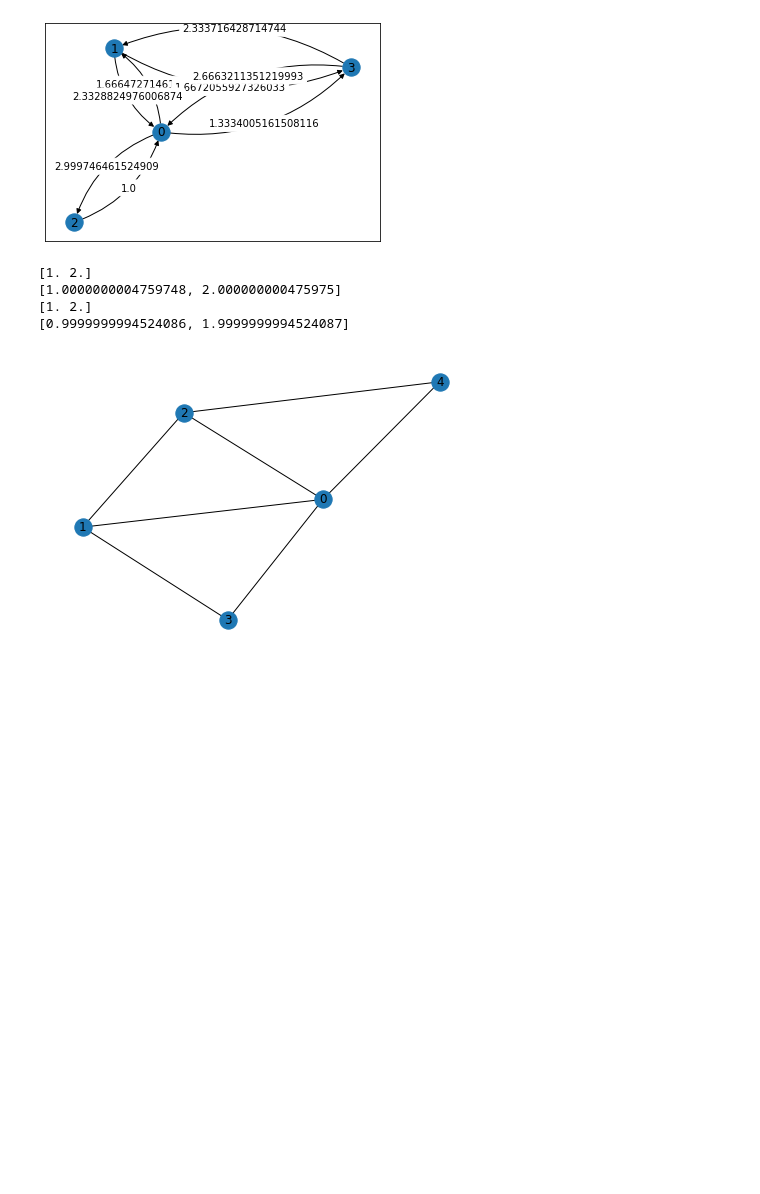
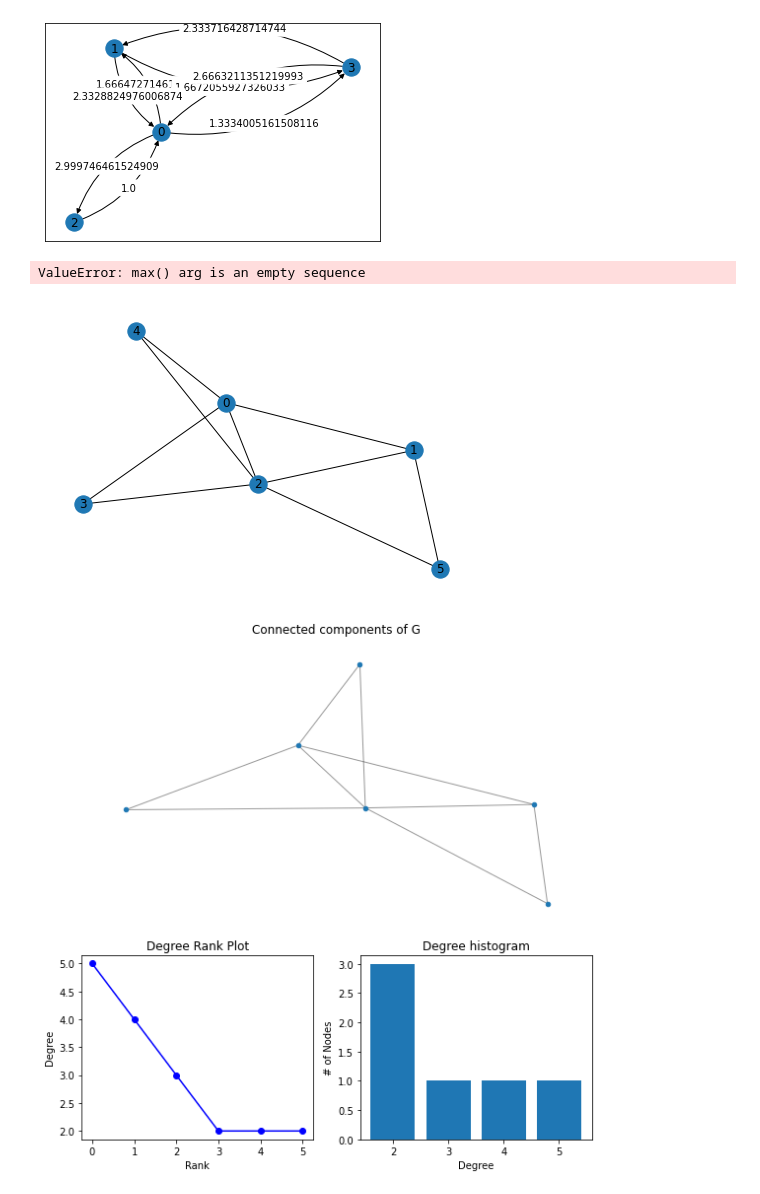
Before and after one commit to Tshou1219/qba, a Jupyter notebook: main.ipynb, the cells around one changed output. Drawn from its saved outputs; the diff is of its cells as text; code cells hidden in the pictures; blank space fills up the shorter version.

```diff
--- a/main.ipynb
+++ b/main.ipynb
@@ -127,28 +127,34 @@ G.plot()
 15
 [2.0001260955509244, 2.999746461524909, 1.0004040725889431]
 [figure]
+# %%
+import matplotlib.pyplot as plt
+import networkx as nx
+import label
+from grover import Grover
+
+G=Grover([])
+#G.complete_graph(15)
+# for _ in range(3):
+#     G.run_flowed_grover(10000,[[0,3.0],[1,1.0]])
+#     G.qba_run(2,[[0,3.0],[1,1.0]])
+
+G.deg_plot()
+# %% [output]
+ValueError: max() arg is an empty sequence
 # %%
 import matplotlib.pyplot as plt
 import networkx as nx
 import label
 from grover import Grover
-from qw import ArcGraph
-from ba import BAModel
 
 G=Grover([])
 G.complete_graph(3)
-# G.run_flowed_grover(1000,[[0,2.0],[1,1.0]])
-# #G.arc_plot()
-# G.qba_run(2,[[0,2.0],[1,1.0]])
-# G.run_flowed_grover(1000,[[0,2.0],[1,1.0]])
-# G.qba_run(2,[[0,2.0],[1,1.0]])
-for _ in range(100):
-    G.run_flowed_grover(1000,[[0,2.0],[1,1.0]])
-    G.qba_run(2,[[0,2.0],[1,1.0]])
+for _ in range(3):
+    G.run_flowed_grover(10000,[[0,3.0],[1,1.0]])
+    G.qba_run(2,[[0,3.0],[1,1.0]])
 G.plot()
+G.deg_plot()
 # %% [output]
-[1. 2.]
-[1.0000000004759748, 2.000000000475975]
-[1. 2.]
-[0.9999999994524086, 1.9999999994524087]
-[figure, old version]
+[figure, new version]
+[figure, added]
```
Also changed, not shown: 1 other file.
